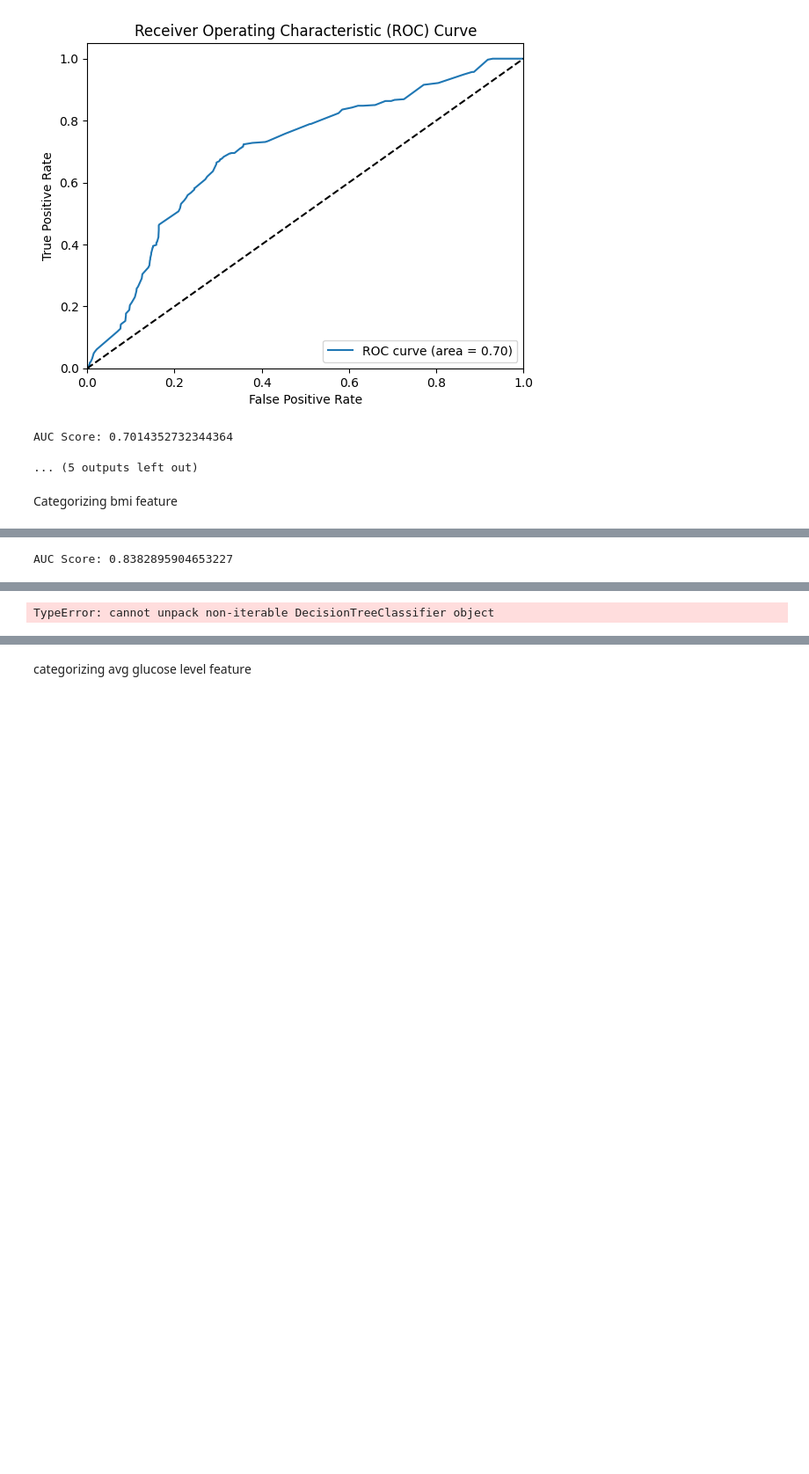
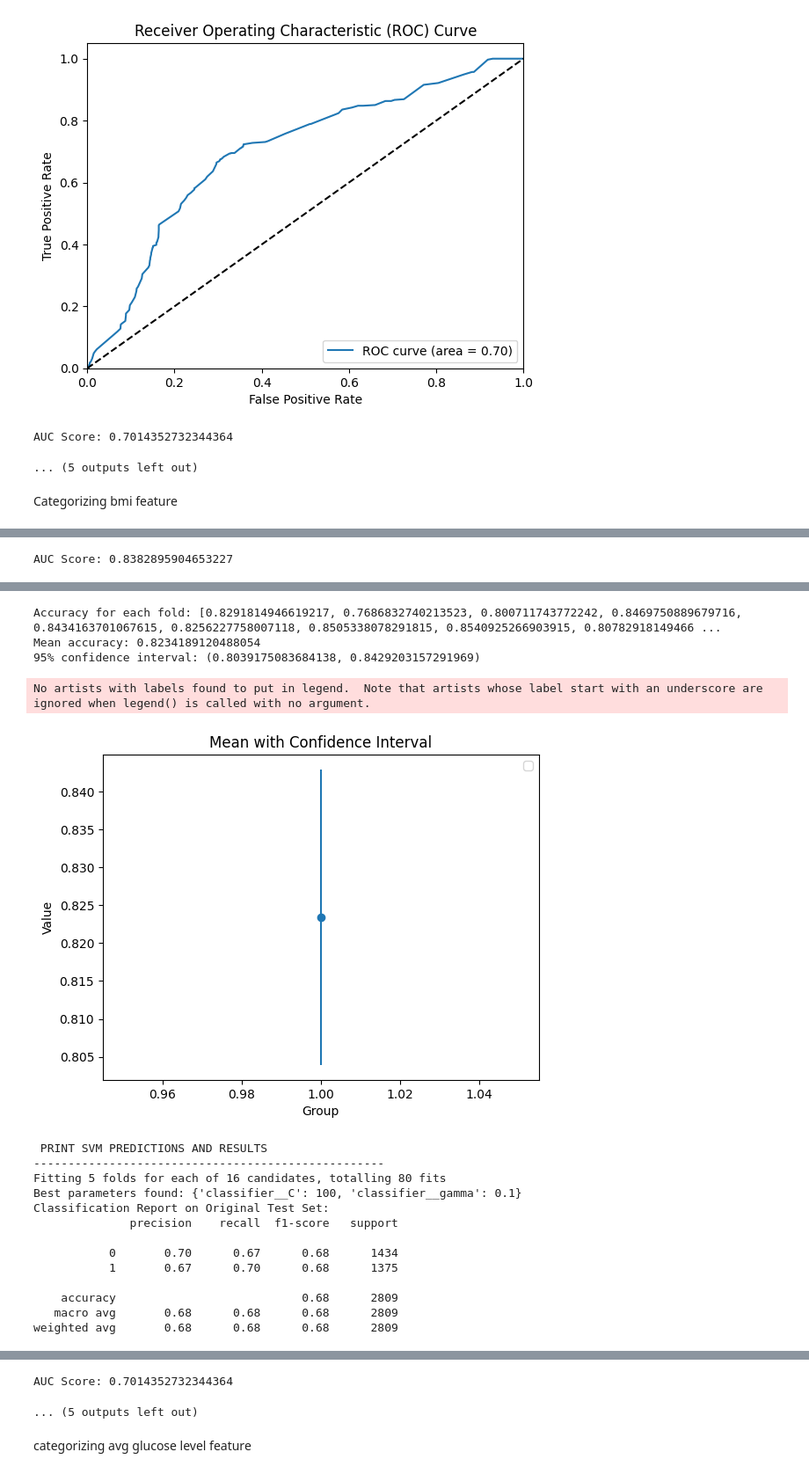
Before and after one commit to alessandroCassani/featureEngineering, a Jupyter notebook: categorized_dataset/categorized.ipynb, the cells around one changed output, grey strips where cells are left out. Shown at 88% size. Cells and saved outputs as stored; diff of their text form; code cells hidden in the pictures; blank space fills up the shorter version.

```diff
--- a/categorized_dataset/categorized.ipynb
+++ b/categorized_dataset/categorized.ipynb
@@ -95,32 +95,49 @@ df = util_categorize.label_encoding(df,'bmi')
 print('\n DECISION TREE PREDICTIONS AND RESULTS')
 print('---------------------------------------------------')
 y_pred_prob_bmi_dt, y_test_bmi_dt, decision_tree = ML_algorithms.model_dt(df, df_to_test)
 mean_accuracy_dt_bmi, confidence_interval_dt_bmi = ML_algorithms.k_fold_cross_validation_dt(decision_tree,df_to_test)
 
 print('\n PRINT SVM PREDICTIONS AND RESULTS')
 print('---------------------------------------------------')
-y_pred_prob_bmi_svm, y_test_bmi_svm, svm = ML_algorithms.model_svm(df, df_to_test)
+y_pred_prob_bmi_svm, y_test_bmi_svm, svm = util_categorize.model_svm(df, df_to_test)
 mean_accuracy_svm_bmi, confidence_interval_svm_bmi = ML_algorithms.k_fold_cross_validation_dt(svm,df_to_test)
 
 df['bmi'] = original_continuous_column
 # %% [output]
  DECISION TREE PREDICTIONS AND RESULTS
 ---------------------------------------------------
 Classification Report on Test Set - original:
               precision    recall  f1-score   support
 
            0       0.78      0.81      0.80      1434
            1       0.80      0.77      0.78      1375
 
     accuracy                           0.79      2809
    macro avg       0.79      0.79      0.79      2809
 weighted avg       0.79      0.79      0.79      2809
 
 Node Labels:
  Annotation(0.701488, 0.954545, 'avg_glucose_level <= 167.36\nsamples = 6554\nvalue = [3299, 3255]\nclass = 0')
 [figure]
 [figure]
 [figure]
 AUC Score: 0.8382895904653227
 [figure]
-TypeError: cannot unpack non-iterable DecisionTreeClassifier object
+Accuracy for each fold: [0.8291814946619217, 0.7686832740213523, 0.800711743772242, 0.8469750889679716, 0.8434163701067615, 0.8256227758007118, 0.8505338078291815, 0.8540925266903915, 0.80782918149466 ...
+Mean accuracy: 0.8234189120488054
+95% confidence interval: (0.8039175083684138, 0.8429203157291969)
+No artists with labels found to put in legend.  Note that artists whose label start with an underscore are ignored when legend() is called with no argument.
+[figure, added]
+ PRINT SVM PREDICTIONS AND RESULTS
+---------------------------------------------------
+Fitting 5 folds for each of 16 candidates, totalling 80 fits
+Best parameters found: {'classifier__C': 100, 'classifier__gamma': 0.1}
+Classification Report on Original Test Set:
+              precision    recall  f1-score   support
+
+           0       0.70      0.67      0.68      1434
+           1       0.67      0.70      0.68      1375
+
+    accuracy                           0.68      2809
+   macro avg       0.68      0.68      0.68      2809
+weighted avg       0.68      0.68      0.68      2809
@@ -127,3 +145,5 @@ TypeError: cannot unpack non-iterable DecisionTreeClassifier object
+AUC Score: 0.7014352732344364
+... (5 outputs left out)
 # %% [markdown]
 categorizing avg glucose level feature
 # %%
```
Also changed, not shown: parts of 10 cells of this notebook, 11 other files.
